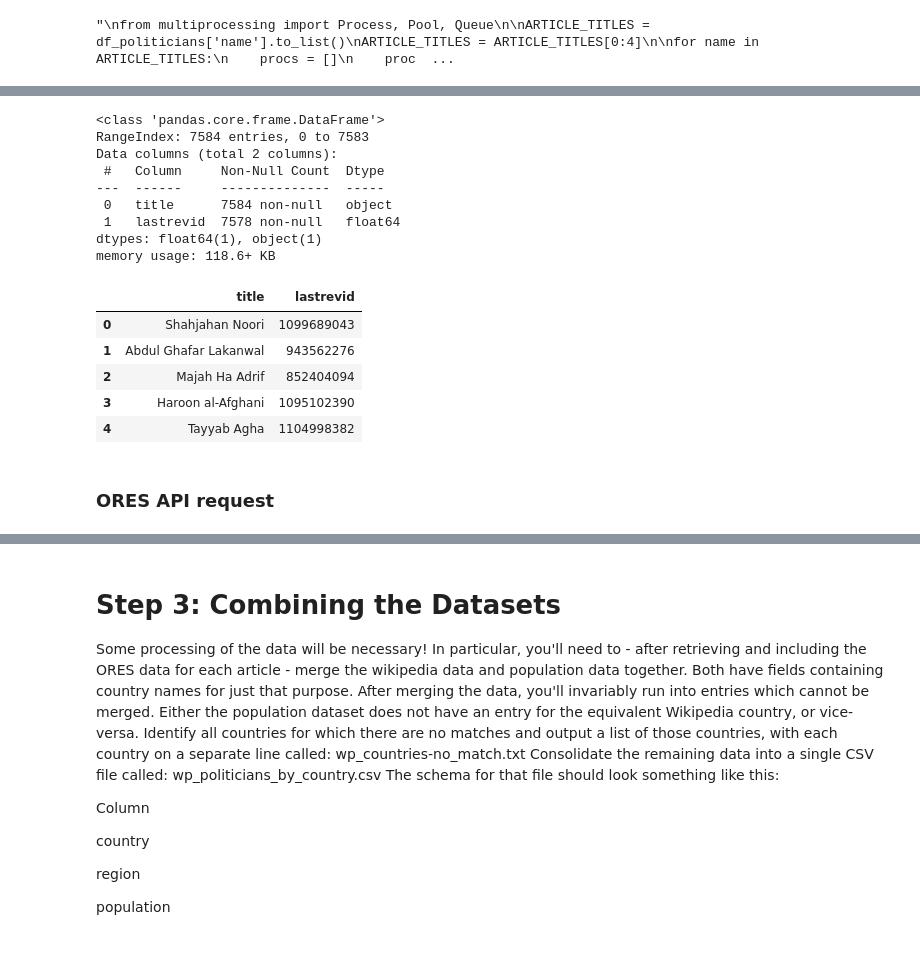
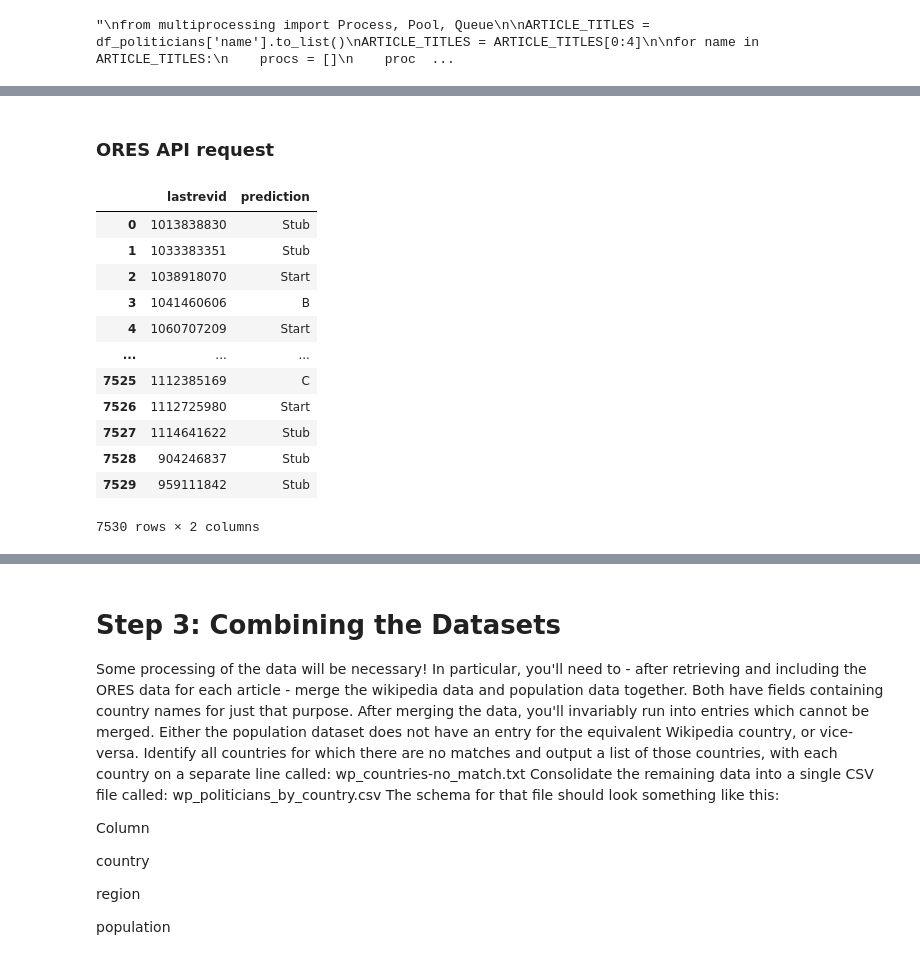
Before and after one commit to TharunKumarReddy5/data-512-homework_2, a Jupyter notebook: DATA 512 Homework 2 Tharun.ipynb, the cells around one changed output, grey strips where cells are left out. Drawn from its saved outputs; the diff is of its cells as text; code cells hidden in the pictures.

```diff
--- a/DATA 512 Homework 2 Tharun.ipynb
+++ b/DATA 512 Homework 2 Tharun.ipynb
@@ -43,6 +43,6 @@ There are a total of 4 duplicate records with same name, url and country names
 # %% [markdown]
 Obtaining the recent/last updated record from the provided workbook and removing the duplicates
 # %%
-df_politicians = df_politicians[~df_politicians.duplicated(subset=['name', 'url'], keep = 'last')]
+df_politicians = df_politicians[~df_politicians.duplicated(subset=['name', 'url', 'country'], keep = 'last')]
 df_politicians.shape
 # %% [output]
@@ -204,35 +217,10 @@ df_articles.shape
-# %%
-# Write the raw data to excel
-#df_articles.to_excel('/content/drive/MyDrive/MS Admission/Washington/GitHub/DataScienceProjects/data-512-homework_2/pageinfo_all.xlsx', index = False)
-# Read the raw data from excel
-df_articles = pd.read_excel('/content/drive/MyDrive/MS Admission/Washington/GitHub/DataScienceProjects/data-512-homework_2/pageinfo_all.xlsx')
-df_articles.info()
-df_articles = df_articles[~df_articles['lastrevid'].isnull()]
-df_articles['lastrevid'] = df_articles['lastrevid'].astype(int)
-df_articles.head()
-# %% [output]
-<class 'pandas.core.frame.DataFrame'>
-RangeIndex: 7584 entries, 0 to 7583
-Data columns (total 2 columns):
- #   Column     Non-Null Count  Dtype
----  ------     --------------  -----
- 0   title      7584 non-null   object
- 1   lastrevid  7578 non-null   float64
-dtypes: float64(1), object(1)
-memory usage: 118.6+ KB
-|  | title | lastrevid |
-| 0 | Shahjahan Noori | 1099689043 |
-| 1 | Abdul Ghafar Lakanwal | 943562276 |
-| 2 | Majah Ha Adrif | 852404094 |
-| 3 | Haroon al-Afghani | 1095102390 |
-| 4 | Tayyab Agha | 1104998382 |
 # %% [markdown]
 ### ORES API request
 # %%
 # The current ORES API endpoint
 API_ORES_SCORE_ENDPOINT = "https://ores.wikimedia.org/v3"
 # A template for mapping to the URL
-API_ORES_SCORE_PARAMS = "/scores/{context}/{revid}/{model}"
+API_ORES_SCORE_PARAMS = "/scores/{context}/?models={model}&revids={revids}"
 
 # Use some delays so that we do not hammer the API with our requests
 API_LATENCY_ASSUMED = 0.002       # Assuming roughly 2ms latency on the API and network
@@ -261,7 +249,7 @@ def request_ores_score_per_article(article_revid = None,
     if not article_revid: return None
 
     # set the revision id into the template
-    request_template['revid'] = article_revid
+    request_template['revids'] = article_revid
 
     # now, create a request URL by combining the endpoint_url with the parameters for the request
     request_url = endpoint_url+endpoint_params.format(**request_template)
@@ -284,20 +272,38 @@ def request_ores_score_per_article(article_revid = None,
         json_response = None
     return json_response
 # %%
-ARTICLE_REVISIONS = dict(zip(df_articles.title, df_articles.lastrevid))
-df_ores = list()
+scores_dict = {}
 with open('/content/drive/MyDrive/MS Admission/Washington/GitHub/DataScienceProjects/data-512-homework_2/scores_error_log.txt', 'w') as f:
-  for i in ARTICLE_TITLES:
+  for i in range(0, len(df_articles.lastrevid), 50):
     # Exception handling to make sure code doesn't break
       try:
-        score = request_ores_score_per_article(ARTICLE_REVISIONS[i])
-        revid = ARTICLE_REVISIONS.get(i)
-        data = score['enwiki']['scores'][str(revid)]['articlequality']['score']['prediction']
-        df_ores = df_ores + [[i, revid, data]]
-        #print("Obtained the ores score for: ", i)
+        revids = map(str, list(df_articles.lastrevid)[i:i+50])
+        revids = "|".join(revids)
+        response = request_ores_score_per_article(revids)['enwiki']['scores']
+        for j in list(response.keys()):
+            scores_dict[j] = response[j]['articlequality']['score']['prediction']
       except:
+        print("Couldn't get the ORES info for: ", i)
         line = "Couldn't get the ORES score for: " + i
         f.write(line)
         f.write('\n')
 
-df_scores = pd.DataFrame(df_ores, columns = ['name', 'lastrevid', 'prediction'])
+df_scores = pd.DataFrame.from_dict(scores_dict, orient='index', columns=['prediction'])
+df_scores.reset_index(inplace = True)
+df_scores = df_scores.rename(columns = {'index': 'lastrevid'})
+df_scores['lastrevid'] = df_scores['lastrevid'].astype('int')
+df_scores
+# %% [output]
+|  | lastrevid | prediction |
+| 0 | 1013838830 | Stub |
+| 1 | 1033383351 | Stub |
+| 2 | 1038918070 | Start |
+| 3 | 1041460606 | B |
+| 4 | 1060707209 | Start |
+| ... | ... | ... |
+| 7525 | 1112385169 | C |
+| 7526 | 1112725980 | Start |
+| 7527 | 1114641622 | Stub |
+| 7528 | 904246837 | Stub |
+| 7529 | 959111842 | Stub |
+7530 rows × 2 columns
```
Also changed, not shown: parts of 13 cells of this notebook, 6 other files.
